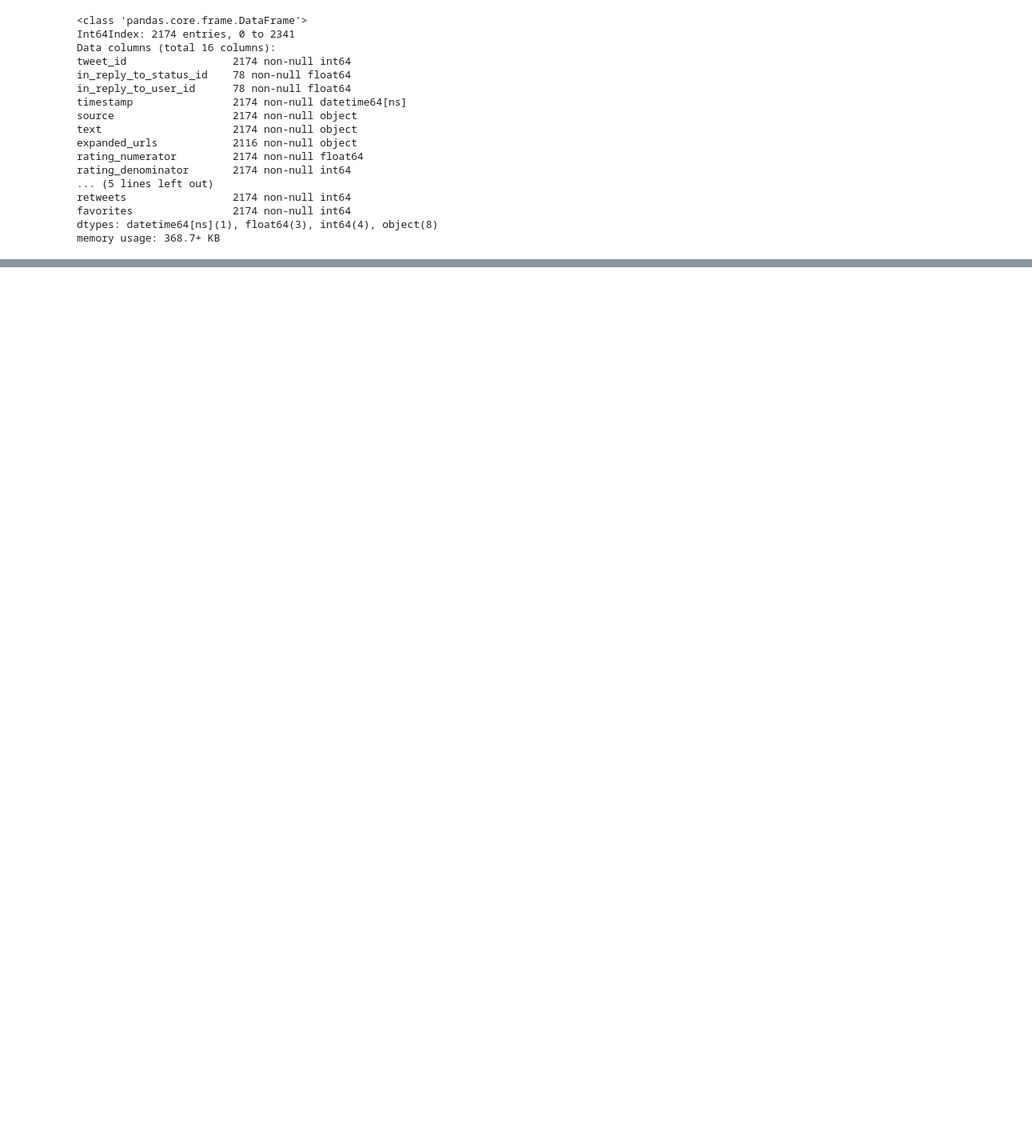
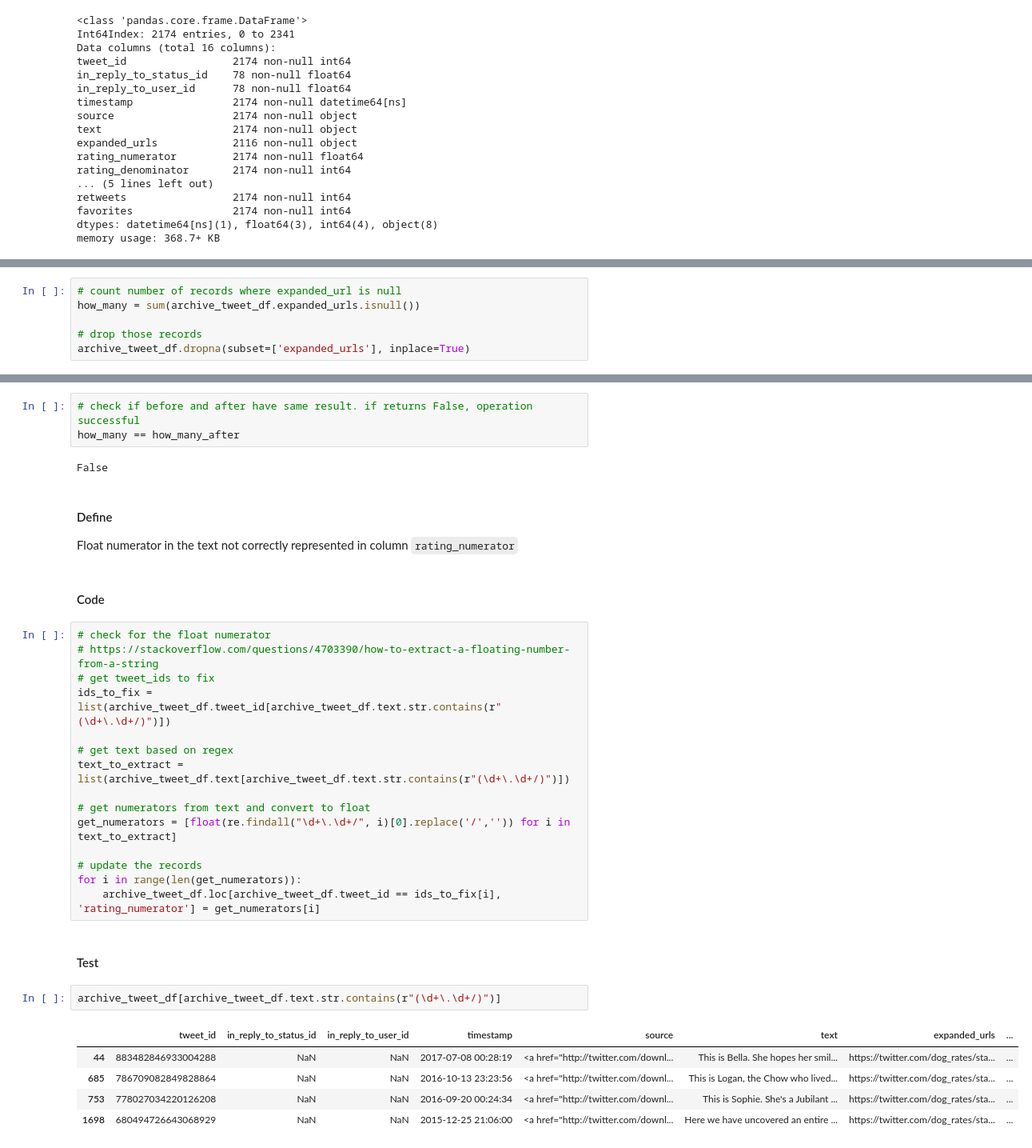
Before and after one commit to marooned20/Udacity-Data-Wrangling, a Jupyter notebook: wrangle_act.ipynb, the cells around one changed output, grey strips where cells are left out. Shown at 80% size. Drawn from its saved outputs; the diff is of its cells as text; blank space fills up the shorter version.

Commit message:
fix float numerator

```diff
--- a/wrangle_act.ipynb
+++ b/wrangle_act.ipynb
@@ -532,0 +538,6 @@ memory usage: 368.7+ KB
+# %%
+# count number of records where expanded_url is null
+how_many = sum(archive_tweet_df.expanded_urls.isnull())
+
+# drop those records
+archive_tweet_df.dropna(subset=['expanded_urls'], inplace=True)
@@ -533,3 +549,38 @@ memory usage: 368.7+ KB
+# %%
+# check if before and after have same result. if returns False, operation successful
+how_many == how_many_after
+# %% [output]
+False
+# %% [markdown]
+#### Define
+Float numerator in the text not correctly represented in column `rating_numerator`
+# %% [markdown]
+#### Code
+# %%
+# check for the float numerator
+# https://stackoverflow.com/questions/4703390/how-to-extract-a-floating-number-from-a-string
+# get tweet_ids to fix
+ids_to_fix = list(archive_tweet_df.tweet_id[archive_tweet_df.text.str.contains(r"(\d+\.\d+/)")])
+
+# get text based on regex
+text_to_extract = list(archive_tweet_df.text[archive_tweet_df.text.str.contains(r"(\d+\.\d+/)")])
+
+# get numerators from text and convert to float
+get_numerators = [float(re.findall("\d+\.\d+/", i)[0].replace('/','')) for i in text_to_extract]
+
+# update the records
+for i in range(len(get_numerators)):
+    archive_tweet_df.loc[archive_tweet_df.tweet_id == ids_to_fix[i], 'rating_numerator'] = get_numerators[i]
+# %% [markdown]
+#### Test
+# %%
+archive_tweet_df[archive_tweet_df.text.str.contains(r"(\d+\.\d+/)")]
+# %% [output]
+|  | tweet_id | in_reply_to_status_id | in_reply_to_user_id | timestamp | source | text | expanded_urls | ... |
+| 44 | 883482846933004288 | NaN | NaN | 2017-07-08 00:28:19 | <a href="http://twitter.com/downl... | This is Bella. She hopes her smil... | https://twitter.com/dog_rates/sta... | ... |
+| 685 | 786709082849828864 | NaN | NaN | 2016-10-13 23:23:56 | <a href="http://twitter.com/downl... | This is Logan, the Chow who lived... | https://twitter.com/dog_rates/sta... | ... |
+| 753 | 778027034220126208 | NaN | NaN | 2016-09-20 00:24:34 | <a href="http://twitter.com/downl... | This is Sophie. She's a Jubilant ... | https://twitter.com/dog_rates/sta... | ... |
+| 1698 | 680494726643068929 | NaN | NaN | 2015-12-25 21:06:00 | <a href="http://twitter.com/downl... | Here we have uncovered an entire ... | https://twitter.com/dog_rates/sta... | ... |
 # %% [markdown]
 #### Define
 # %% [markdown]
```
Also changed, not shown: parts of 11 cells of this notebook.
